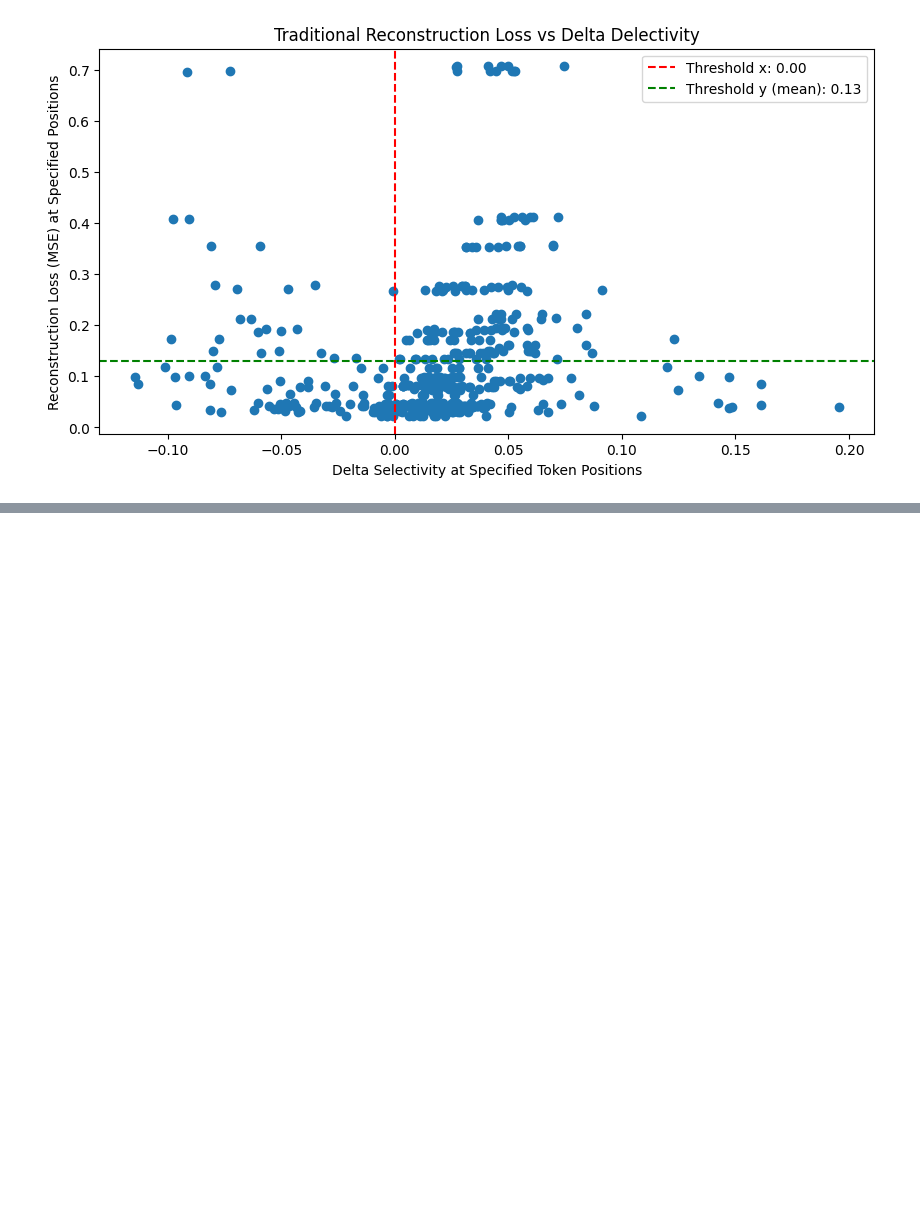
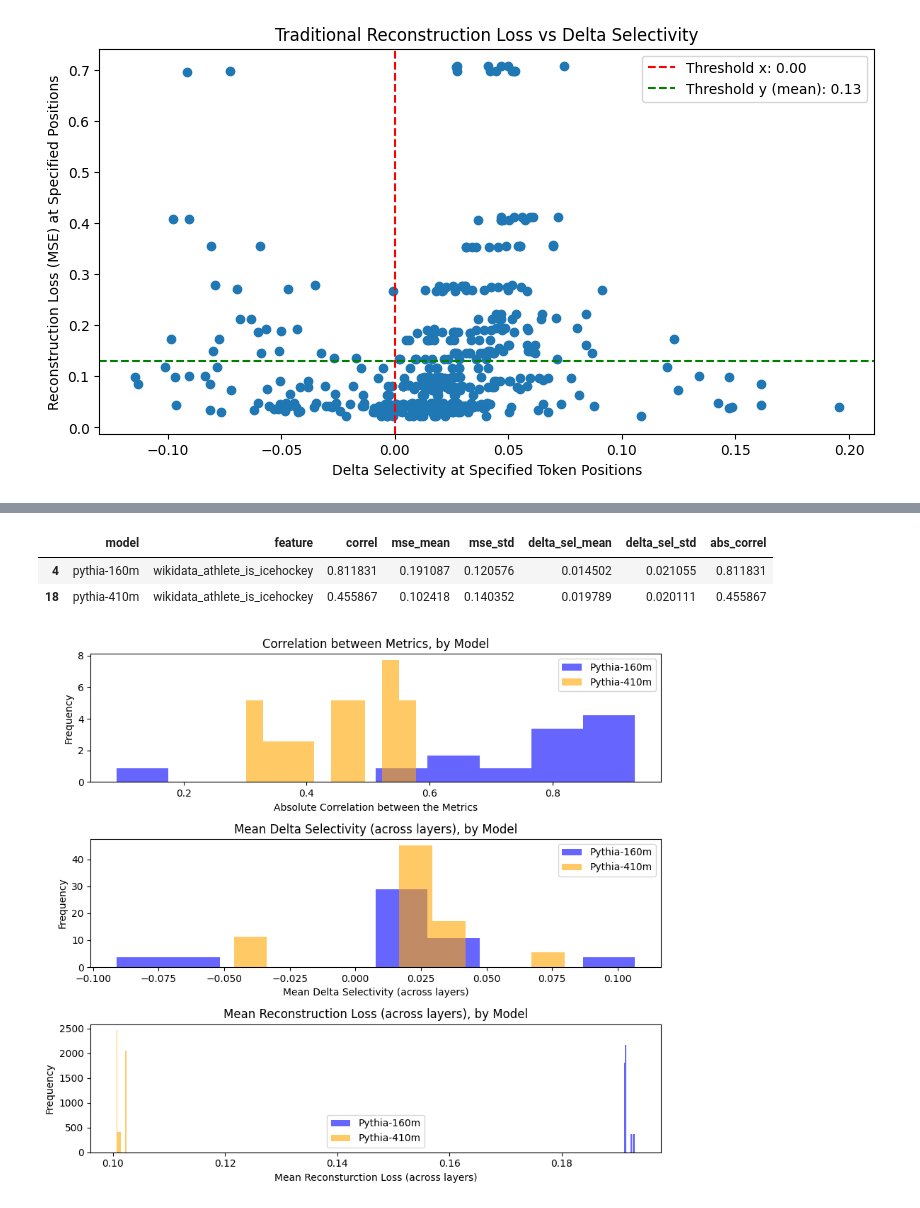
Before and after one commit to Pratik-Doshi-99/delta-selectivity-saes, a Jupyter notebook: analyze_results.ipynb, the cells around one changed output, grey strips where cells are left out. Cells and saved outputs as stored; diff of their text form; code cells hidden in the pictures; blank space fills up the shorter version.

```diff
--- a/analyze_results.ipynb
+++ b/analyze_results.ipynb
@@ -125,0 +139,18 @@ plt.show()
+# %%
+# correlation per feature and model
+models = ['pythia-160m', 'pythia-410m']
+features = list(no_outliers['feature'].unique())
+model_feature_corr = []
+for m in models:
+    for f in features:
+        filtered = no_outliers[(no_outliers['model'] == m) & (no_outliers['feature'] == f)]
+        print(f"model={m}, feature={f}, count={filtered.shape}")
+        model_feature_corr.append([
+            m, f, filtered['mse_pos'].corr(filtered['delta_sel']),
+            filtered['mse_pos'].mean(), filtered['mse_pos'].std(),
+            filtered['delta_sel'].mean(), filtered['delta_sel'].std(),
+        ])
+
+model_feature_corr = pd.DataFrame(model_feature_corr, columns=['model','feature','correl','mse_mean','mse_std','delta_sel_mean','delta_sel_std'])
+model_feature_corr['abs_correl'] = model_feature_corr['correl'].abs()
+model_feature_corr.sort_values(by='abs_correl',ascending=False).reset_index(drop=True)
@@ -125,0 +192,37 @@ plt.show()
+# %%
+model_feature_corr[(model_feature_corr['feature'] == 'wikidata_athlete_is_icehockey')]
+# %% [output]
+|  | model | feature | correl | mse_mean | mse_std | delta_sel_mean | delta_sel_std | abs_correl |
+| 4 | pythia-160m | wikidata_athlete_is_icehockey | 0.811831 | 0.191087 | 0.120576 | 0.014502 | 0.021055 | 0.811831 |
+| 18 | pythia-410m | wikidata_athlete_is_icehockey | 0.455867 | 0.102418 | 0.140352 | 0.019789 | 0.020111 | 0.455867 |
+# %%
+fig, axs = plt.subplots(nrows=3, ncols=1, figsize=(9, 8))
+pythia_160m = model_feature_corr[model_feature_corr['model'] == 'pythia-160m']
+pythia_410m = model_feature_corr[model_feature_corr['model'] == 'pythia-410m']
+
+# Plot histograms for both variables with density normalization
+axs[0].hist(pythia_160m['abs_correl'], alpha=0.6, density=True, color='blue', label='Pythia-160m')
+axs[0].hist(pythia_410m['abs_correl'], alpha=0.6, density=True, color='orange', label='Pythia-410m')
+axs[0].set_xlabel('Absolute Correlation between the Metrics')
+axs[0].set_ylabel('Frequency')
+axs[0].set_title("Correlation between Metrics, by Model")
+axs[0].legend()
+
+axs[1].hist(pythia_160m['delta_sel_mean'], alpha=0.6, density=True, color='blue', label='Pythia-160m')
+axs[1].hist(pythia_410m['delta_sel_mean'], alpha=0.6, density=True, color='orange', label='Pythia-410m')
+axs[1].set_xlabel('Mean Delta Selectivity (across layers)')
+axs[1].set_ylabel('Frequency')
+axs[1].set_title("Mean Delta Selectivity (across layers), by Model")
+axs[1].legend()
+
+axs[2].hist(pythia_160m['mse_mean'], alpha=0.6, density=True, color='blue', label='Pythia-160m')
+axs[2].hist(pythia_410m['mse_mean'], alpha=0.6, density=True, color='orange', label='Pythia-410m')
+axs[2].set_xlabel('Mean Reconsturction Loss (across layers)')
+axs[2].set_ylabel('Frequency')
+axs[2].set_title("Mean Reconstruction Loss (across layers), by Model")
+axs[2].legend()
+
+plt.tight_layout()
+plt.show()
+# %% [output]
+[figure, added]
```
Also changed, not shown: parts of 8 cells of this notebook.
